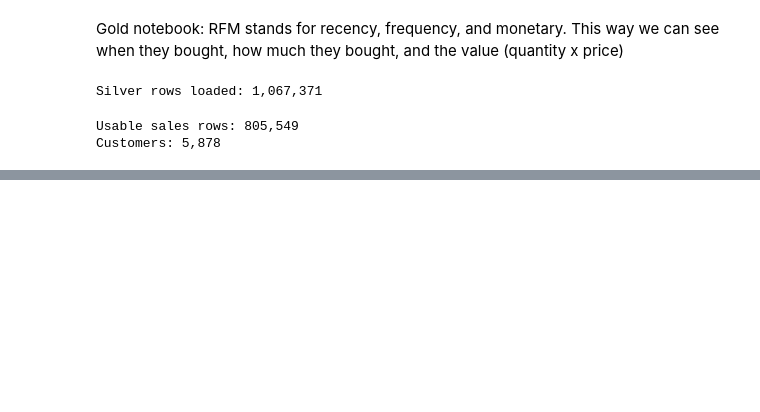
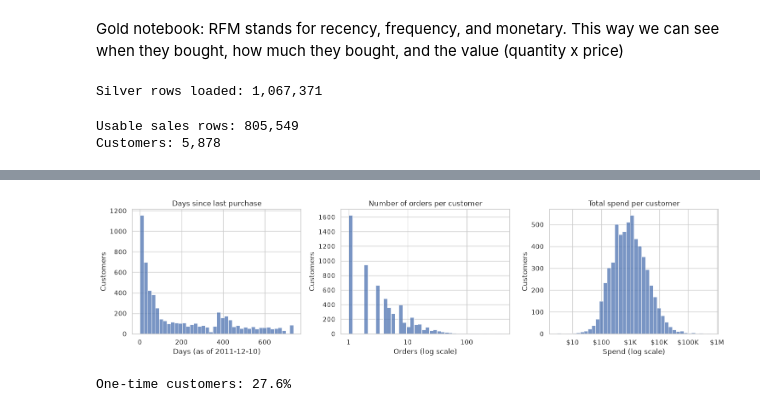
Before and after one commit to Jshort805/online-retail-ltv-churn-medallion, a Jupyter notebook: notebooks/03_gold_rfm_cohorts.ipynb, the cells around one changed output, grey strips where cells are left out. Cells and saved outputs as stored; diff of their text form; code cells hidden in the pictures; blank space fills up the shorter version.

Commit message:
Changes to requirements and notebooks to save the Gold notebook

```diff
--- a/notebooks/03_gold_rfm_cohorts.ipynb
+++ b/notebooks/03_gold_rfm_cohorts.ipynb
@@ -99,3 +99,43 @@ Re-read 5,878 rows, 8 columns
 | 2 | 12348 | 2010-09-27 | 2011-09-25 | 5 | 2019.40 | 76 | 439 | ... |
 | 3 | 12349 | 2010-04-29 | 2011-11-21 | 4 | 4428.69 | 19 | 590 | ... |
 | 4 | 12350 | 2011-02-02 | 2011-02-02 | 1 | 334.40 | 311 | 311 | ... |
+# %%
+import seaborn as sns
+import matplotlib.pyplot as plt
+from matplotlib.ticker import FuncFormatter
+sns.set_theme(style="whitegrid")
+
+def plain_number(x, _):
+    return f"{x:,.0f}"
+
+def dollars(x, _):
+    if x >= 1e6: return f"${x/1e6:.0f}M"
+    if x >= 1e3: return f"${x/1e3:.0f}K"
+    return f"${x:.0f}"
+
+fig, axes = plt.subplots(1, 3, figsize=(15, 4))
+
+sns.histplot(gold["recency_days"], bins=40, ax=axes[0])
+axes[0].set_title("Days since last purchase")
+axes[0].set_xlabel("Days (as of 2011-12-10)")
+
+sns.histplot(gold["frequency"], bins=40, log_scale=True, ax=axes[1])
+axes[1].set_title("Number of orders per customer")
+axes[1].set_xlabel("Orders (log scale)")
+axes[1].xaxis.set_major_formatter(FuncFormatter(plain_number))
+
+sns.histplot(gold["monetary"], bins=40, log_scale=True, ax=axes[2])
+axes[2].set_title("Total spend per customer")
+axes[2].set_xlabel("Spend (log scale)")
+axes[2].xaxis.set_major_formatter(FuncFormatter(dollars))
+
+for ax in axes:
+    ax.set_ylabel("Customers")
+
+plt.tight_layout()
+plt.show()
+
+print(f"One-time customers: {(gold['frequency'] == 1).mean():.1%}")
+# %% [output]
+[figure, added]
+One-time customers: 27.6%
```
Also changed, not shown: parts of 1 cell of this notebook, 1 other file.
